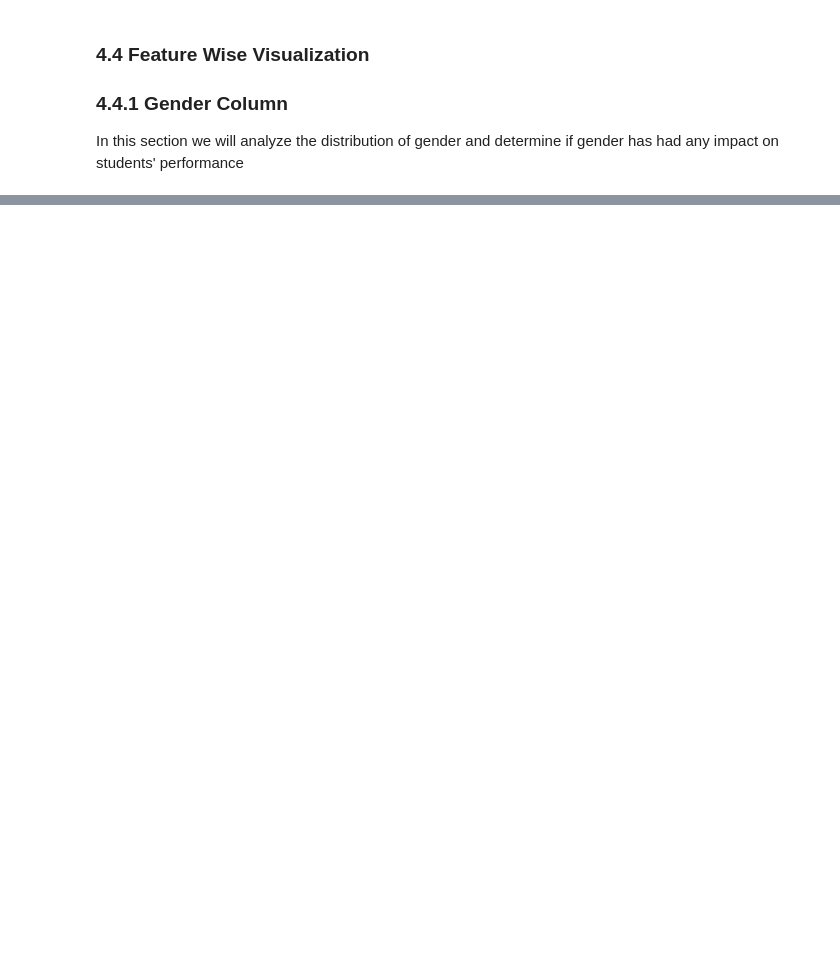
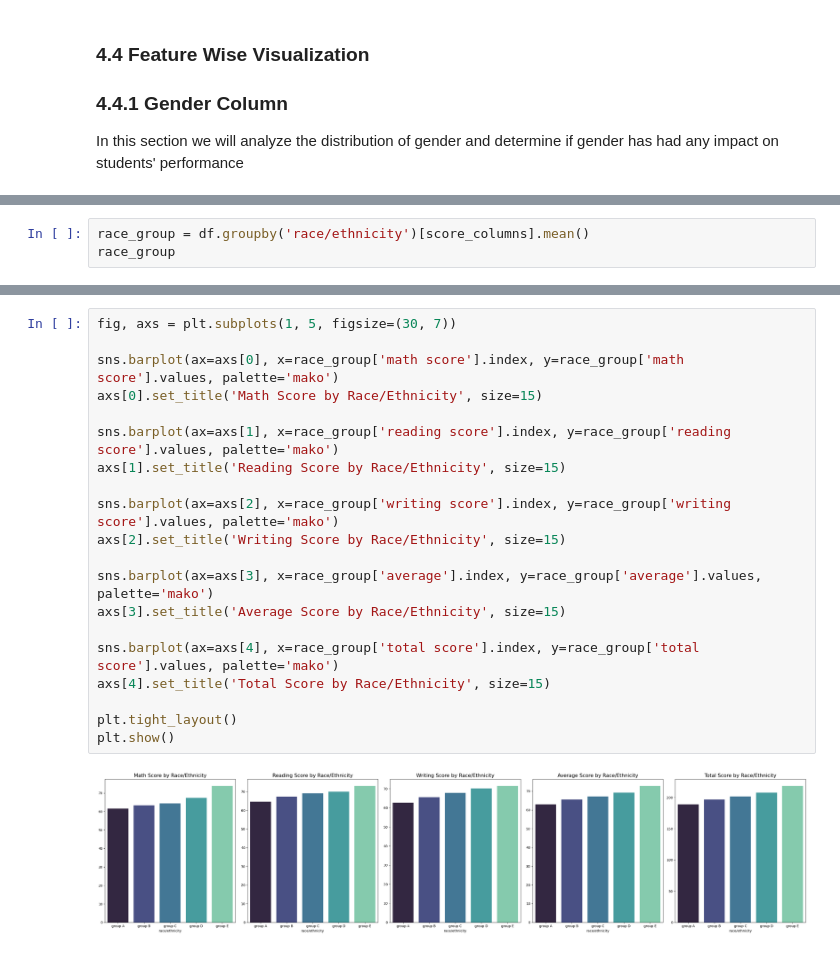
Before and after one commit to hilpresent/ml-project, a Jupyter notebook: notebook/EDA.ipynb, the cells around one changed output, grey strips where cells are left out. Drawn from its saved outputs; the diff is of its cells as text; blank space fills up the shorter version.

```diff
--- a/notebook/EDA.ipynb
+++ b/notebook/EDA.ipynb
@@ -490,0 +545,3 @@ gender_group
+# %%
+race_group = df.groupby('race/ethnicity')[score_columns].mean()
+race_group
@@ -490,0 +556,22 @@ gender_group
+# %%
+fig, axs = plt.subplots(1, 5, figsize=(30, 7))
+
+sns.barplot(ax=axs[0], x=race_group['math score'].index, y=race_group['math score'].values, palette='mako')
+axs[0].set_title('Math Score by Race/Ethnicity', size=15)
+
+sns.barplot(ax=axs[1], x=race_group['reading score'].index, y=race_group['reading score'].values, palette='mako')
+axs[1].set_title('Reading Score by Race/Ethnicity', size=15)
+
+sns.barplot(ax=axs[2], x=race_group['writing score'].index, y=race_group['writing score'].values, palette='mako')
+axs[2].set_title('Writing Score by Race/Ethnicity', size=15)
+
+sns.barplot(ax=axs[3], x=race_group['average'].index, y=race_group['average'].values, palette='mako')
+axs[3].set_title('Average Score by Race/Ethnicity', size=15)
+
+sns.barplot(ax=axs[4], x=race_group['total score'].index, y=race_group['total score'].values, palette='mako')
+axs[4].set_title('Total Score by Race/Ethnicity', size=15)
+
+plt.tight_layout()
+plt.show()
+# %% [output]
+[figure, added]
```
Also changed, not shown: parts of 23 cells of this notebook.
